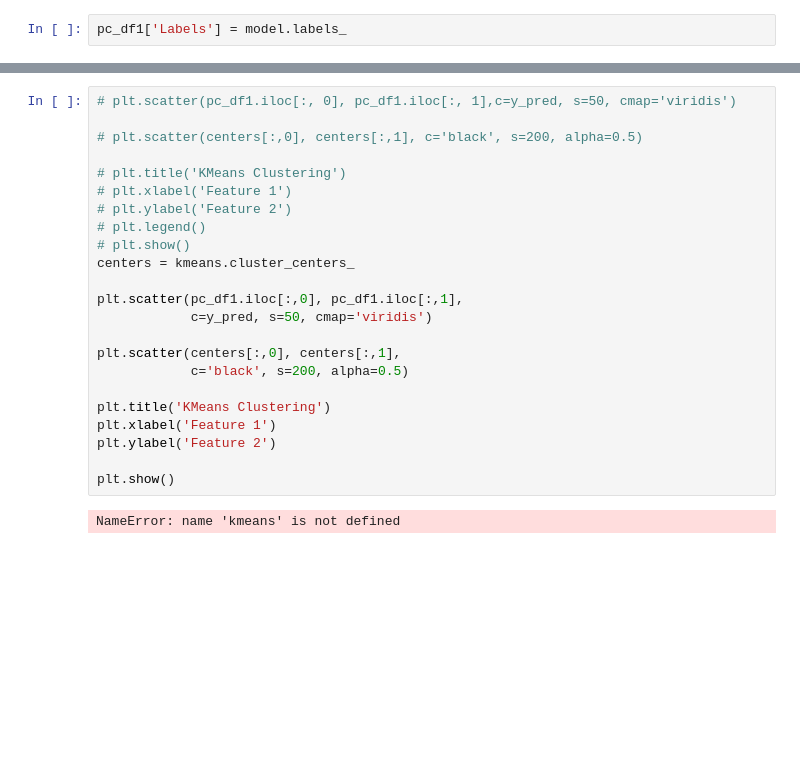
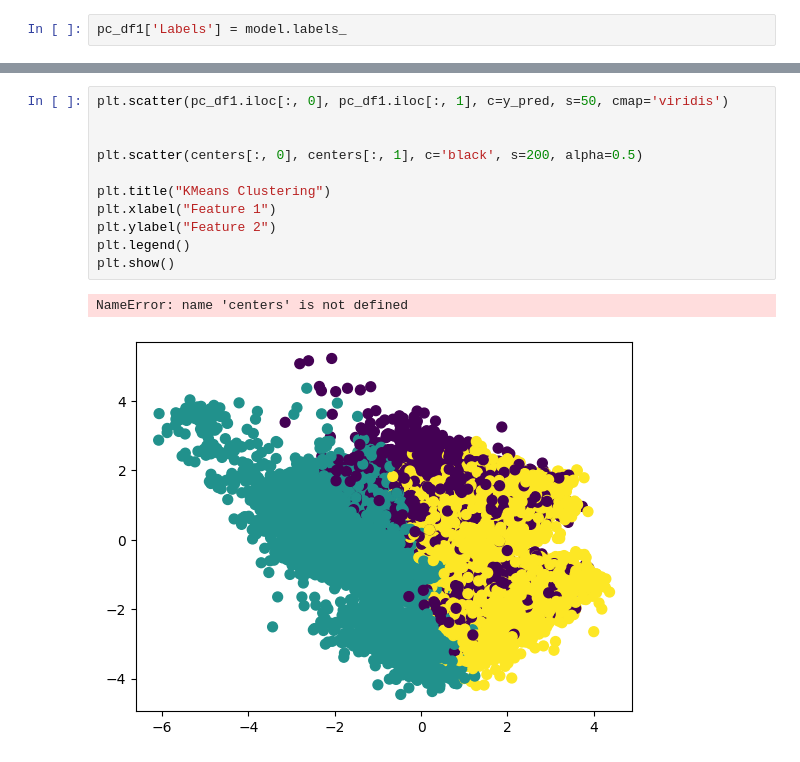
Before and after one commit to salgotramehak2011-ui/PYTHONGENAI, a Jupyter notebook: DSJUP/M_Learing/Kmeans_on_mydata.ipynb, the cells around one changed output, grey strips where cells are left out. Drawn from its saved outputs; the diff is of its cells as text; blank space fills up the shorter version.

```diff
--- a/DSJUP/M_Learing/Kmeans_on_mydata.ipynb
+++ b/DSJUP/M_Learing/Kmeans_on_mydata.ipynb
@@ -256,30 +184,19 @@ centers.shape
 # %% [output]
 NameError: name 'model1' is not defined
 # %%
-# plt.scatter(pc_df1.iloc[:, 0], pc_df1.iloc[:, 1],c=y_pred, s=50, cmap='viridis')
+plt.scatter(pc_df1.iloc[:, 0], pc_df1.iloc[:, 1], c=y_pred, s=50, cmap='viridis')
 
-# plt.scatter(centers[:,0], centers[:,1], c='black', s=200, alpha=0.5)
 
-# plt.title('KMeans Clustering')
-# plt.xlabel('Feature 1')
-# plt.ylabel('Feature 2')
-# plt.legend()
-# plt.show()
-centers = kmeans.cluster_centers_
+plt.scatter(centers[:, 0], centers[:, 1], c='black', s=200, alpha=0.5)
 
-plt.scatter(pc_df1.iloc[:,0], pc_df1.iloc[:,1],
-            c=y_pred, s=50, cmap='viridis')
-
-plt.scatter(centers[:,0], centers[:,1],
-            c='black', s=200, alpha=0.5)
-
-plt.title('KMeans Clustering')
-plt.xlabel('Feature 1')
-plt.ylabel('Feature 2')
-
+plt.title("KMeans Clustering")
+plt.xlabel("Feature 1")
+plt.ylabel("Feature 2")
+plt.legend()
 plt.show()
 # %% [output]
-NameError: name 'kmeans' is not defined
+NameError: name 'centers' is not defined
+[figure, added]
 # %%
 plt.title('Scatter plot of the clusters')
 sns.scatterplot(data = pc_df1, x = 'Component1', y = 'Component2', hue='Labels')
```
Also changed, not shown: parts of 14 cells of this notebook, 9 other files.
